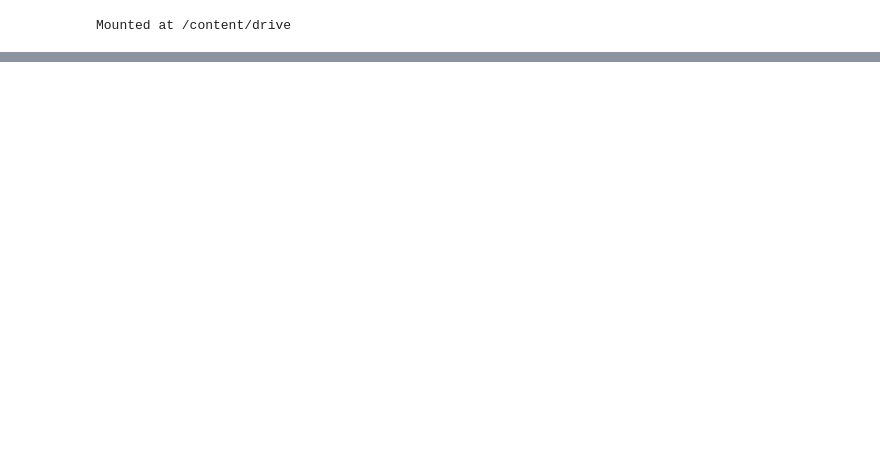
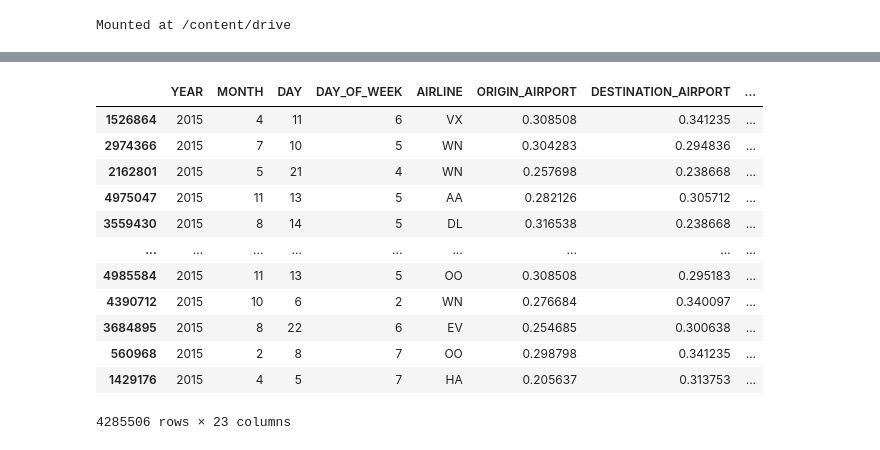
Before and after one commit to bchaithanyasai/PredictLateArrivalsPaper, a Jupyter notebook: Models.ipynb, the cells around one changed output, grey strips where cells are left out. Cells and saved outputs as stored; diff of their text form; code cells hidden in the pictures; blank space fills up the shorter version.

```diff
--- a/Models.ipynb
+++ b/Models.ipynb
@@ -472,0 +625,18 @@ y=Handled_data['OUTCOME']
+# %%
+df['ORIGIN_AIRPORT']=df['ORIGIN_AIRPORT'].map(df.groupby('ORIGIN_AIRPORT')['OUTCOME'].mean())
+df['DESTINATION_AIRPORT']=df['DESTINATION_AIRPORT'].map(df.groupby('DESTINATION_AIRPORT')['OUTCOME'].mean())
+df
+# %% [output]
+|  | YEAR | MONTH | DAY | DAY_OF_WEEK | AIRLINE | ORIGIN_AIRPORT | DESTINATION_AIRPORT | ... |
+| 1526864 | 2015 | 4 | 11 | 6 | VX | 0.308508 | 0.341235 | ... |
+| 2974366 | 2015 | 7 | 10 | 5 | WN | 0.304283 | 0.294836 | ... |
+| 2162801 | 2015 | 5 | 21 | 4 | WN | 0.257698 | 0.238668 | ... |
+| 4975047 | 2015 | 11 | 13 | 5 | AA | 0.282126 | 0.305712 | ... |
+| 3559430 | 2015 | 8 | 14 | 5 | DL | 0.316538 | 0.238668 | ... |
+| ... | ... | ... | ... | ... | ... | ... | ... | ... |
+| 4985584 | 2015 | 11 | 13 | 5 | OO | 0.308508 | 0.295183 | ... |
+| 4390712 | 2015 | 10 | 6 | 2 | WN | 0.276684 | 0.340097 | ... |
+| 3684895 | 2015 | 8 | 22 | 6 | EV | 0.254685 | 0.300638 | ... |
+| 560968 | 2015 | 2 | 8 | 7 | OO | 0.298798 | 0.341235 | ... |
+| 1429176 | 2015 | 4 | 5 | 7 | HA | 0.205637 | 0.313753 | ... |
+4285506 rows × 23 columns
```
Also changed, not shown: parts of 54 cells of this notebook.
